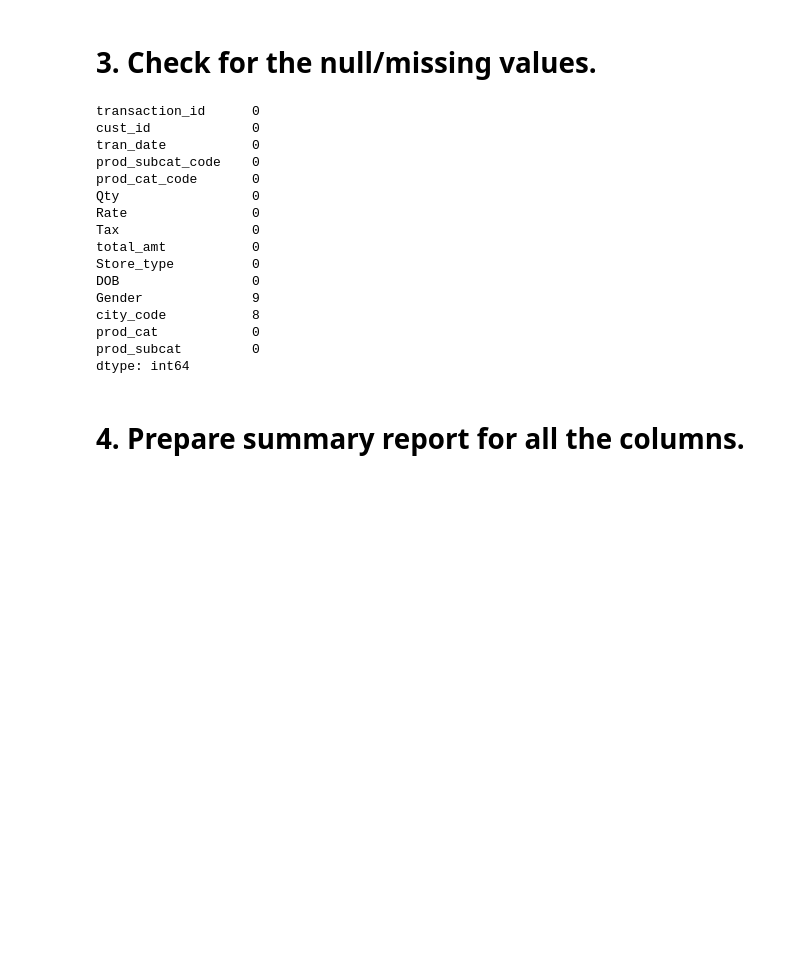
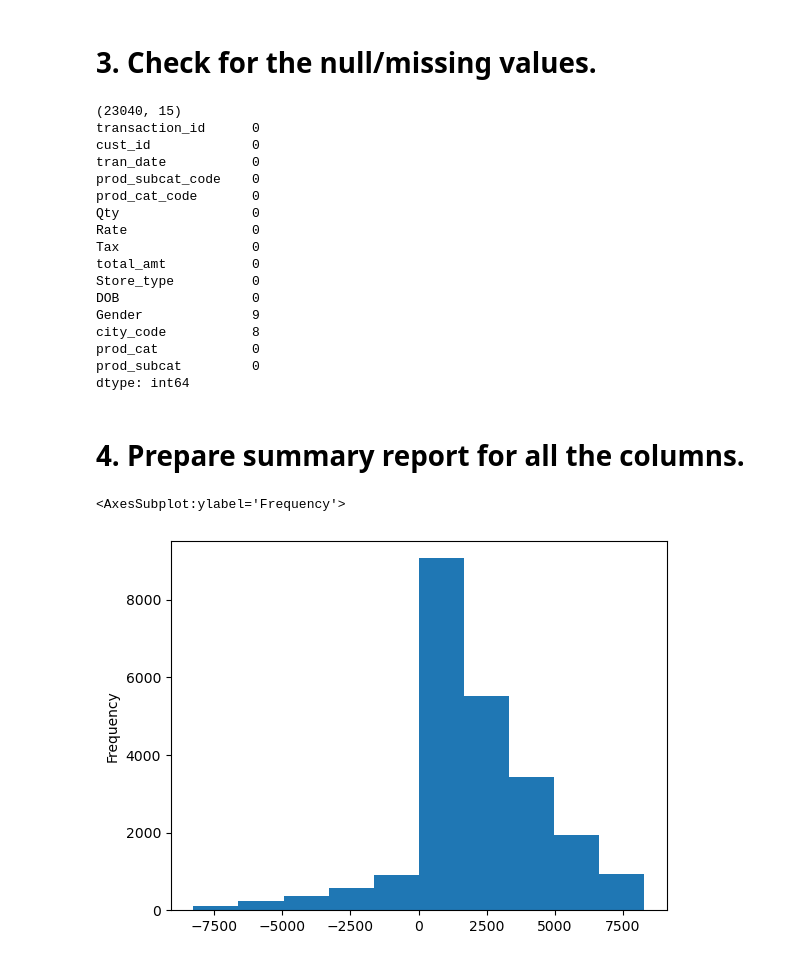
Before and after one commit to morepriyam/analytics_in_retail, a Jupyter notebook: Task1.ipynb, the cells around one changed output. Cells and saved outputs as stored; diff of their text form; code cells hidden in the pictures; blank space fills up the shorter version.

```diff
--- a/Task1.ipynb
+++ b/Task1.ipynb
@@ -49,9 +53,10 @@ print(final.shape)
 # %% [markdown]
 # 3. Check for the null/missing values.
 # %%
-final.shape
+print(final.shape)
 print(final.isnull().sum())        #checking for null values in dataset
 # %% [output]
+(23040, 15)
 transaction_id      0
 cust_id             0
 tran_date           0
@@ -70,3 +75,8 @@ prod_subcat         0
 dtype: int64
 # %% [markdown]
 # 4. Prepare summary report for all the columns.
+# %%
+final['total_amt'].plot(kind = 'hist')
+# %% [output]
+<AxesSubplot:ylabel='Frequency'>
+[figure, added]
```
Also changed, not shown: parts of 2 cells of this notebook.
